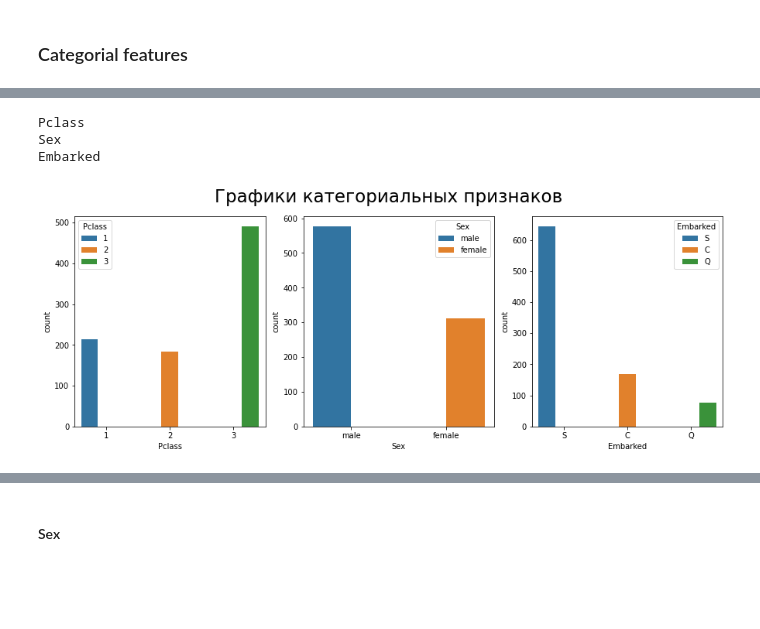
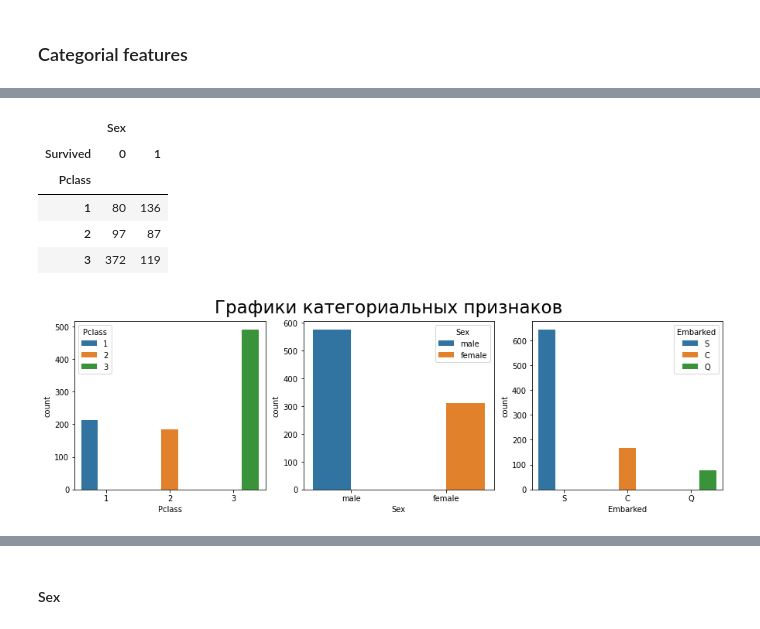
Before and after one commit to Pereyro/kaggle, a Jupyter notebook: TitanicCompetition/TitanicCompetition.ipynb, the cells around one changed output, grey strips where cells are left out. Saved outputs shown, nothing was run; the diff lists cells and outputs as text; code cells hidden in the pictures; blank space fills up the shorter version.

```diff
--- a/TitanicCompetition/TitanicCompetition.ipynb
+++ b/TitanicCompetition/TitanicCompetition.ipynb
@@ -251,17 +260,21 @@ df = df_train[cat_features].dropna(axis=0)
+# %%
+display(df.pivot_table(index='Pclass', columns='Survived', aggfunc='count'))
+# %% [output]
+|  | Sex |  |
+| Survived | 0 | 1 |
+| Pclass |  |  |
+| 1 | 80 | 136 |
+| 2 | 97 | 87 |
+| 3 | 372 | 119 |
 # %%
-# создадим фигуру
-fig, axes = plt.subplots(nrows=1, ncols=3, figsize=(15, 5))
+# create figure with three slots
+fig, axes = plt.subplots(nrows=1, ncols=3, figsize=(15, 4))
 
-# Переведем axis в одномерный массив и
+# do the monomer massive from the axis
 for i, ax in enumerate(axes.flat):
-    print(cat_features[i])
-    aaa = cat_features[i]
-    sns.countplot(x=cat_features[i], data=df, hue=cat_features[i], ax=ax)
+    sns.countplot(x=cat_features[i], data=df_train[cat_features].dropna(axis=0), hue=cat_features[i], ax=ax)
 
 fig.suptitle('Графики категориальных признаков', fontsize=23)
 plt.show()
 # %% [output]
-Pclass
-Sex
-Embarked
-[figure, old version]
+[figure, new version]
```
Also changed, not shown: parts of 21 cells of this notebook.
